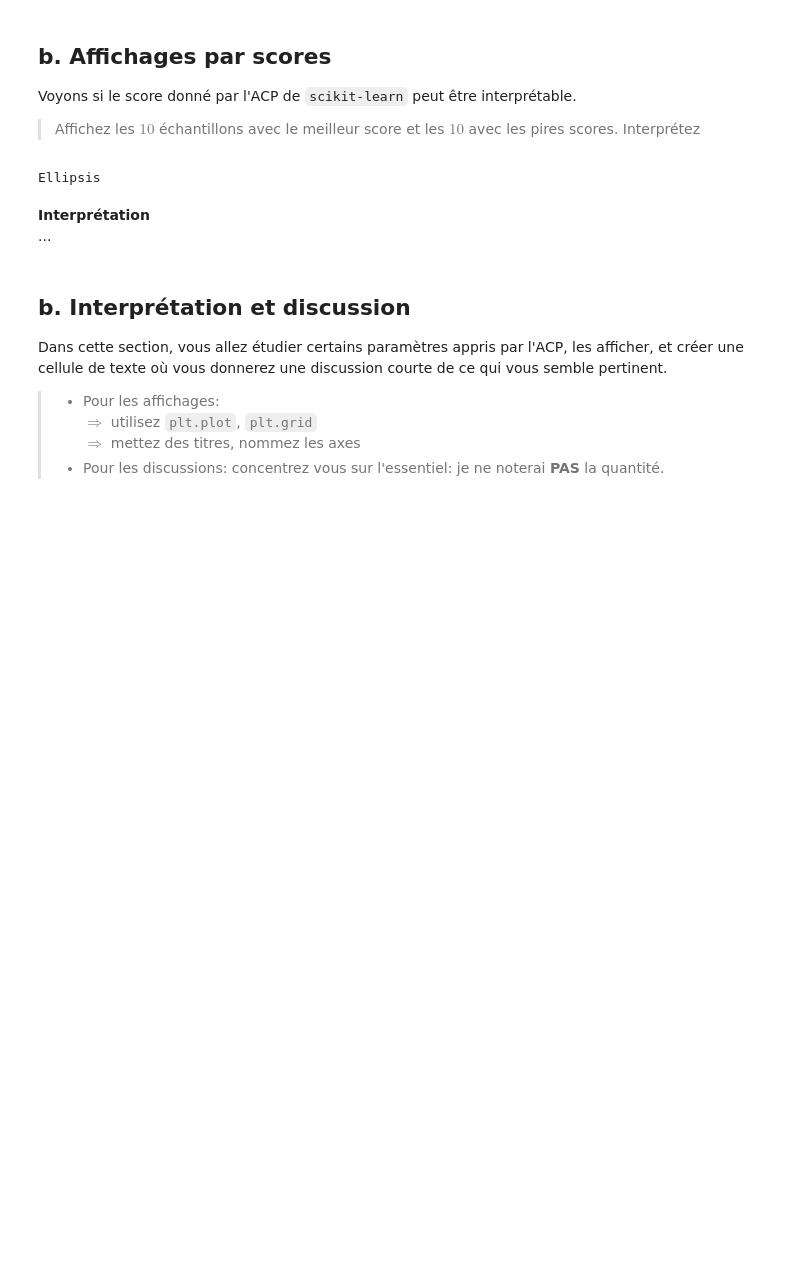
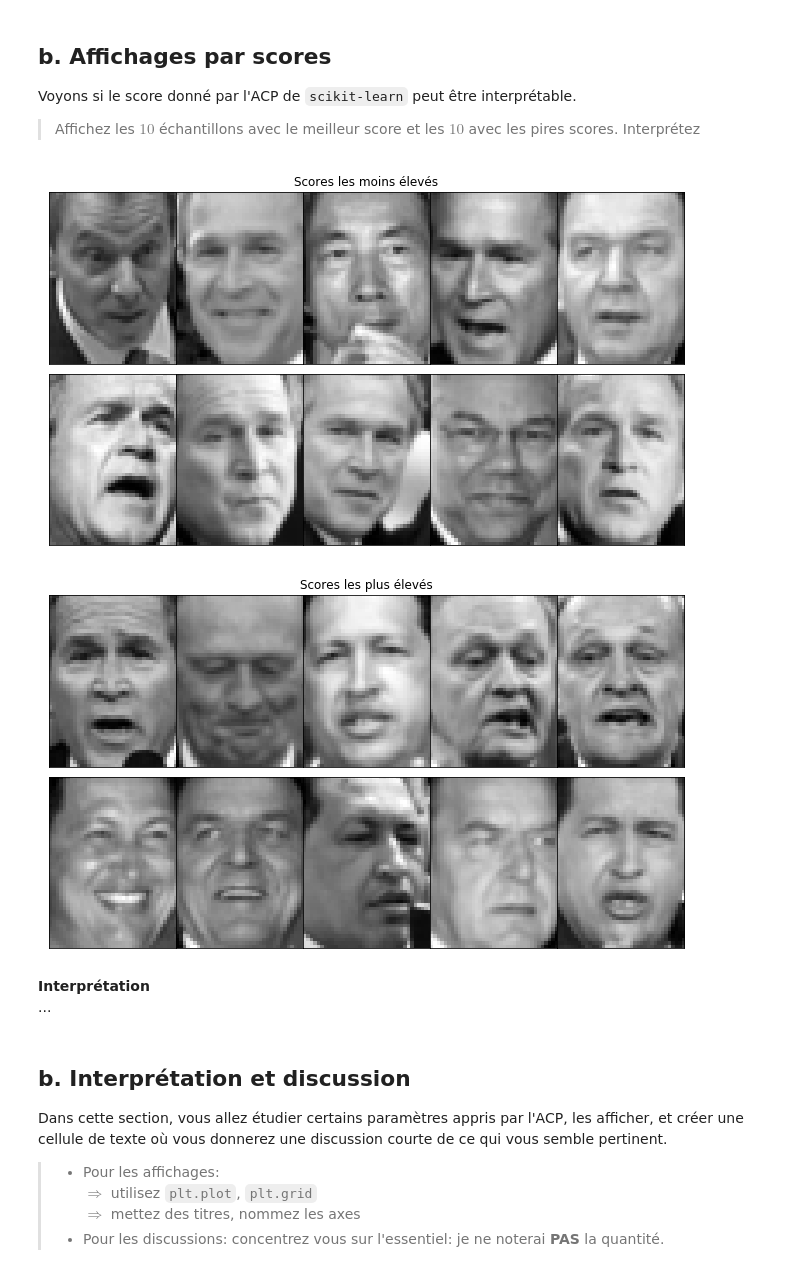
Before and after one commit to campusplage/compte-rendus-jottras_juventin, a Jupyter notebook: TP2_sklearn.ipynb, the cells around one changed output. Drawn from its saved outputs; the diff is of its cells as text; code cells hidden in the pictures; blank space fills up the shorter version.

```diff
--- a/TP2_sklearn.ipynb
+++ b/TP2_sklearn.ipynb
@@ -364,13 +357,18 @@ Voyons si le score donné par l'ACP de `scikit-learn` peut être interprétable.
 
 > Affichez les $10$ échantillons avec le meilleur score et les $10$ avec les pires scores. Interprétez
 # %%
-# extraction et tri des scores
-...
+##extraction et tri des scores
+# On prend les scores samples des images
+score=pca.score_samples(d.data)
+# On trie les index par score décroissant
+score_index = np.argsort(score)
 
-# Affichage les 10 images avec le score le plus faible, et celles avec le score le plus élevé
-...
+## Affichage des 10 images avec le score le plus faible, et celles avec le score le plus élevé
+plot_images(d.data[score_index[:10]], title='Scores les moins élevés', n_row=2, n_col=5)
+plot_images(d.data[score_index[-10:]], title='Scores les plus élevés', n_row=2, n_col=5)
 # %% [output]
-Ellipsis
+[figure, added]
+[figure, added]
 # %% [markdown]
 __Interprétation__
 ...
```
Also changed, not shown: parts of 5 cells of this notebook.
